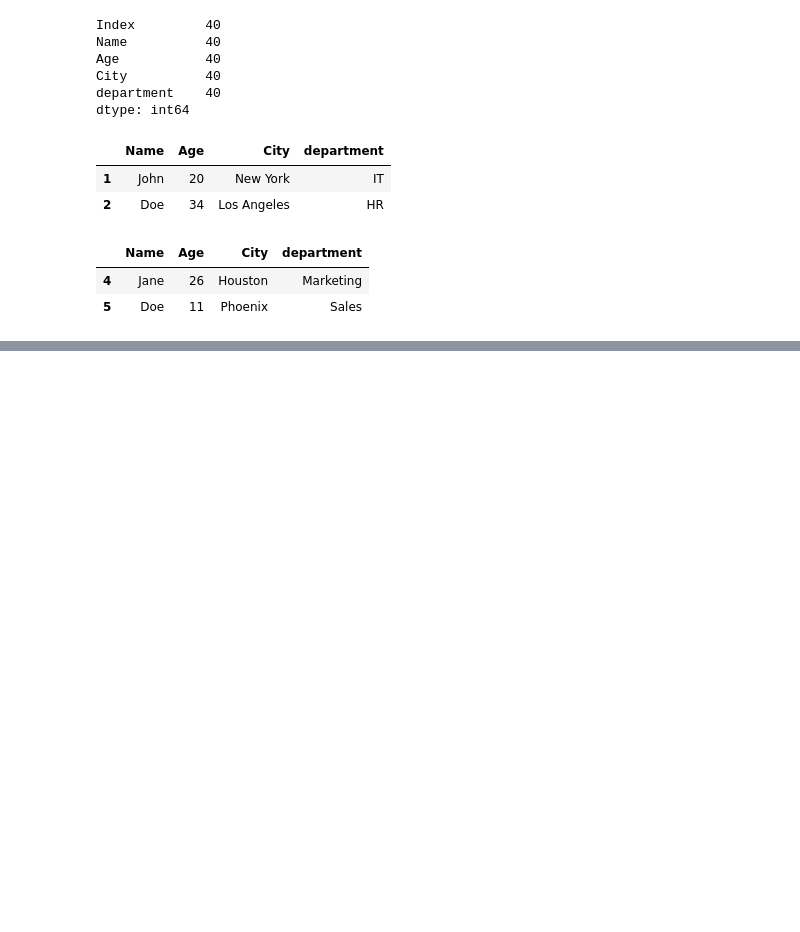
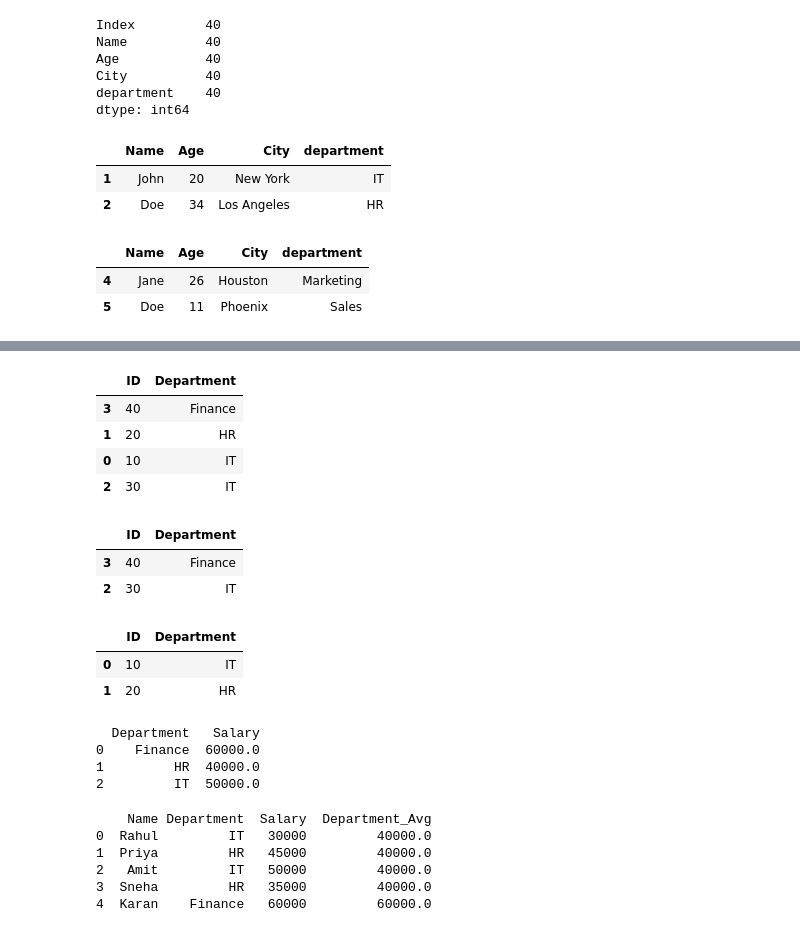
Before and after one commit to NikitaRakhade29/Python-Code, a Jupyter notebook: pandas.ipynb, the cells around one changed output, grey strips where cells are left out. Drawn from its saved outputs; the diff is of its cells as text; code cells hidden in the pictures; blank space fills up the shorter version.

```diff
--- a/pandas.ipynb
+++ b/pandas.ipynb
@@ -124,0 +410,25 @@ df.tail(2)
+# %%
+# Sort the data
+
+df = df2.sort_values('Department')
+df
+# %% [output]
+|  | ID | Department |
+| 3 | 40 | Finance |
+| 1 | 20 | HR |
+| 0 | 10 | IT |
+| 2 | 30 | IT |
+# %%
+df=df2.nlargest(2,"ID")  # two largest ids
+df
+# %% [output]
+|  | ID | Department |
+| 3 | 40 | Finance |
+| 2 | 30 | IT |
+# %%
+df = df2.nsmallest(2,'ID') # two smallest ids
+df
+# %% [output]
+|  | ID | Department |
+| 0 | 10 | IT |
+| 1 | 20 | HR |
@@ -124,0 +441,22 @@ df.tail(2)
+# %%
+data = df3.loc[df3["Salary"] > 30000].groupby("Department")["Salary"].mean().reset_index()
+print(data)
+# %% [output]
+  Department   Salary
+0    Finance  60000.0
+1         HR  40000.0
+2         IT  50000.0
+# %%
+df3["Department_Avg"] = (
+    df3.groupby("Department")["Salary"]
+      .transform("mean")
+)
+
+print(df3)
+# %% [output]
+    Name Department  Salary  Department_Avg
+0  Rahul         IT   30000         40000.0
+1  Priya         HR   45000         40000.0
+2   Amit         IT   50000         40000.0
+3  Sneha         HR   35000         40000.0
+4  Karan    Finance   60000         60000.0
```
Also changed, not shown: parts of 33 cells of this notebook.
